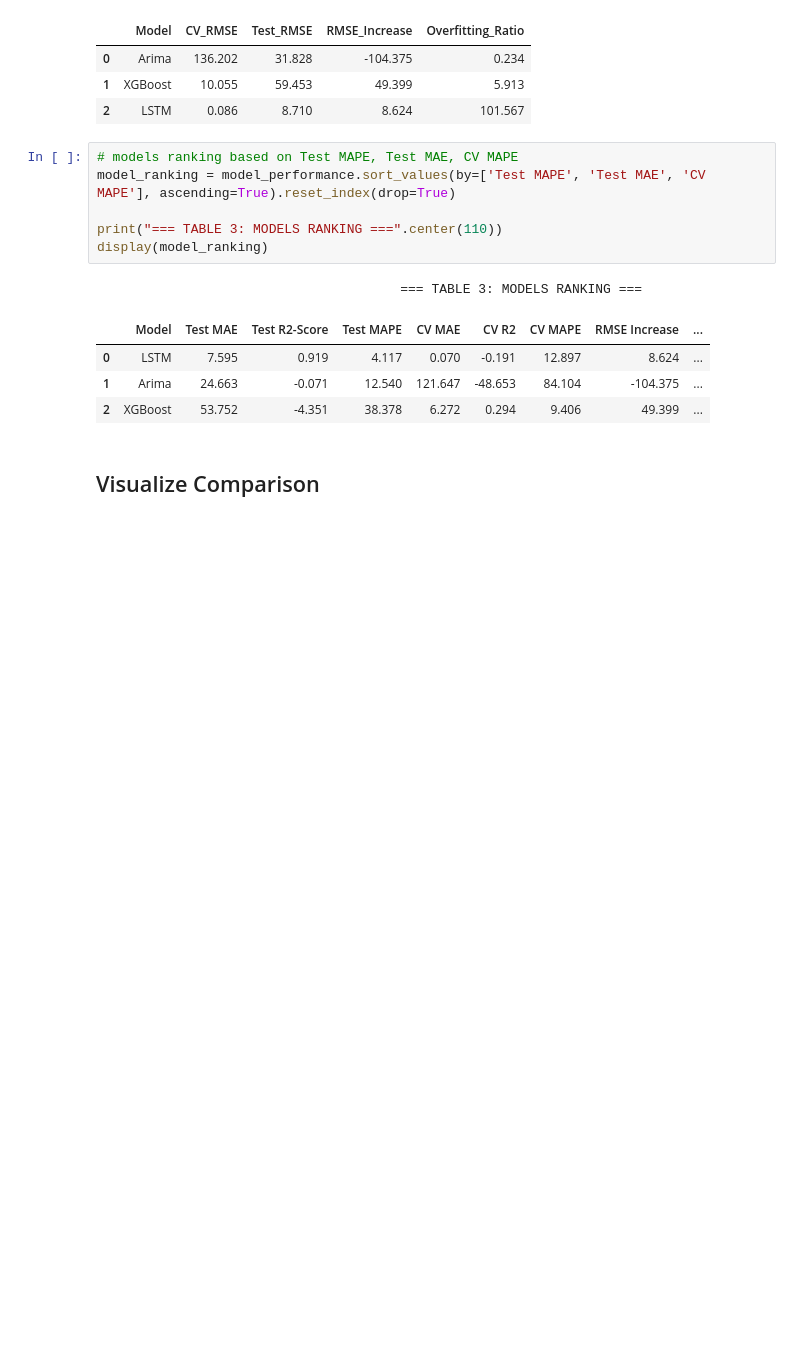
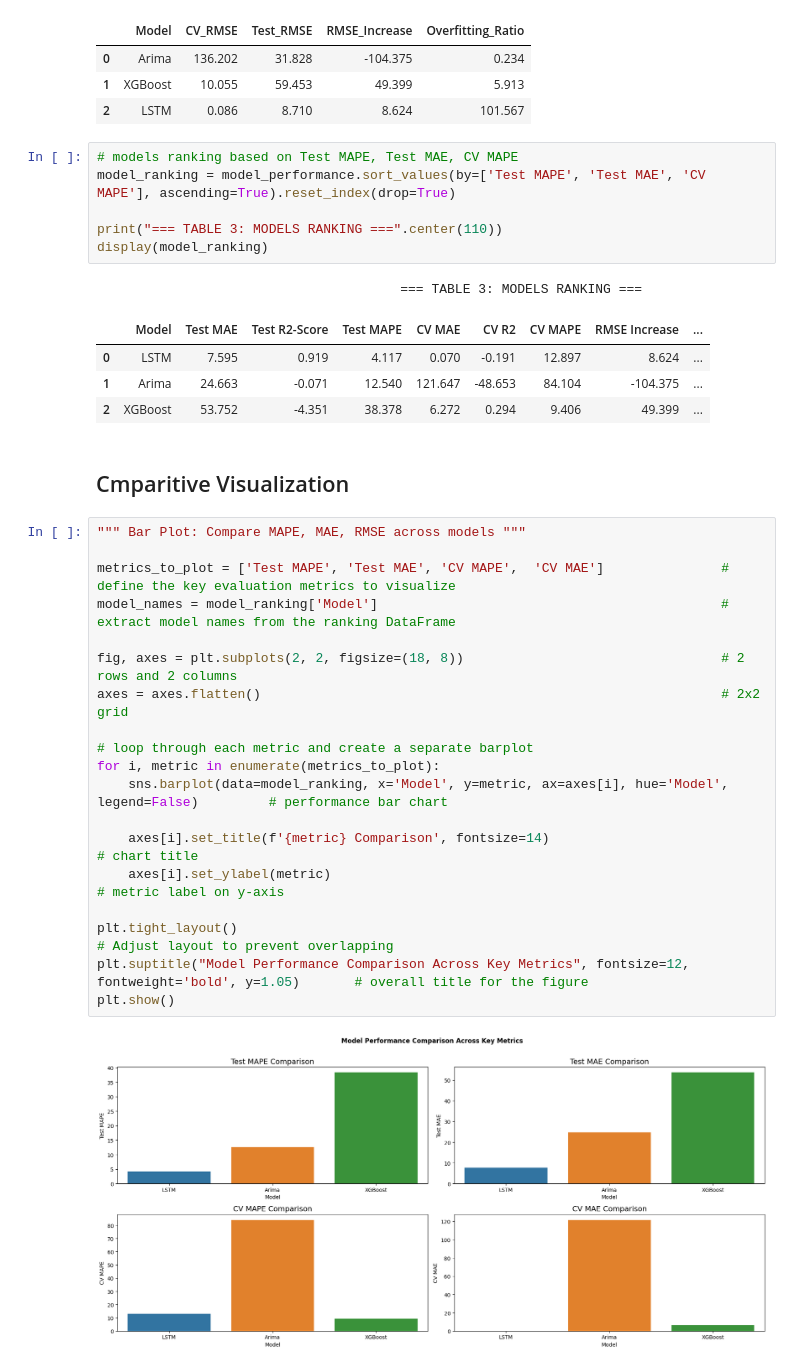
Before and after one commit to tshihab07/Stock-Price-Forecasting, a Jupyter notebook: notebookes/ModelSelection.ipynb, the cells around one changed output. Drawn from its saved outputs; the diff is of its cells as text; blank space fills up the shorter version.

Commit message:
feat: add comparitive visualizations - Model Performance and Overfitting Indicator

```diff
--- a/notebookes/ModelSelection.ipynb
+++ b/notebookes/ModelSelection.ipynb
@@ -83,4 +83,25 @@ display(model_ranking)
 | 1 | Arima | 24.663 | -0.071 | 12.540 | 121.647 | -48.653 | 84.104 | -104.375 | ... |
 | 2 | XGBoost | 53.752 | -4.351 | 38.378 | 6.272 | 0.294 | 9.406 | 49.399 | ... |
 # %% [markdown]
-## Visualize Comparison
+## Cmparitive Visualization
+# %%
+""" Bar Plot: Compare MAPE, MAE, RMSE across models """
+
+metrics_to_plot = ['Test MAPE', 'Test MAE', 'CV MAPE',  'CV MAE']               # define the key evaluation metrics to visualize
+model_names = model_ranking['Model']                                            # extract model names from the ranking DataFrame
+
+fig, axes = plt.subplots(2, 2, figsize=(18, 8))                                 # 2 rows and 2 columns
+axes = axes.flatten()                                                           # 2x2 grid
+
+# loop through each metric and create a separate barplot
+for i, metric in enumerate(metrics_to_plot):
+    sns.barplot(data=model_ranking, x='Model', y=metric, ax=axes[i], hue='Model', legend=False)         # performance bar chart
+
+    axes[i].set_title(f'{metric} Comparison', fontsize=14)                                              # chart title
+    axes[i].set_ylabel(metric)                                                                          # metric label on y-axis
+
+plt.tight_layout()                                                                                            # Adjust layout to prevent overlapping
+plt.suptitle("Model Performance Comparison Across Key Metrics", fontsize=12, fontweight='bold', y=1.05)       # overall title for the figure
+plt.show()
+# %% [output]
+[figure, added]
```
Also changed, not shown: parts of 1 cell of this notebook.
